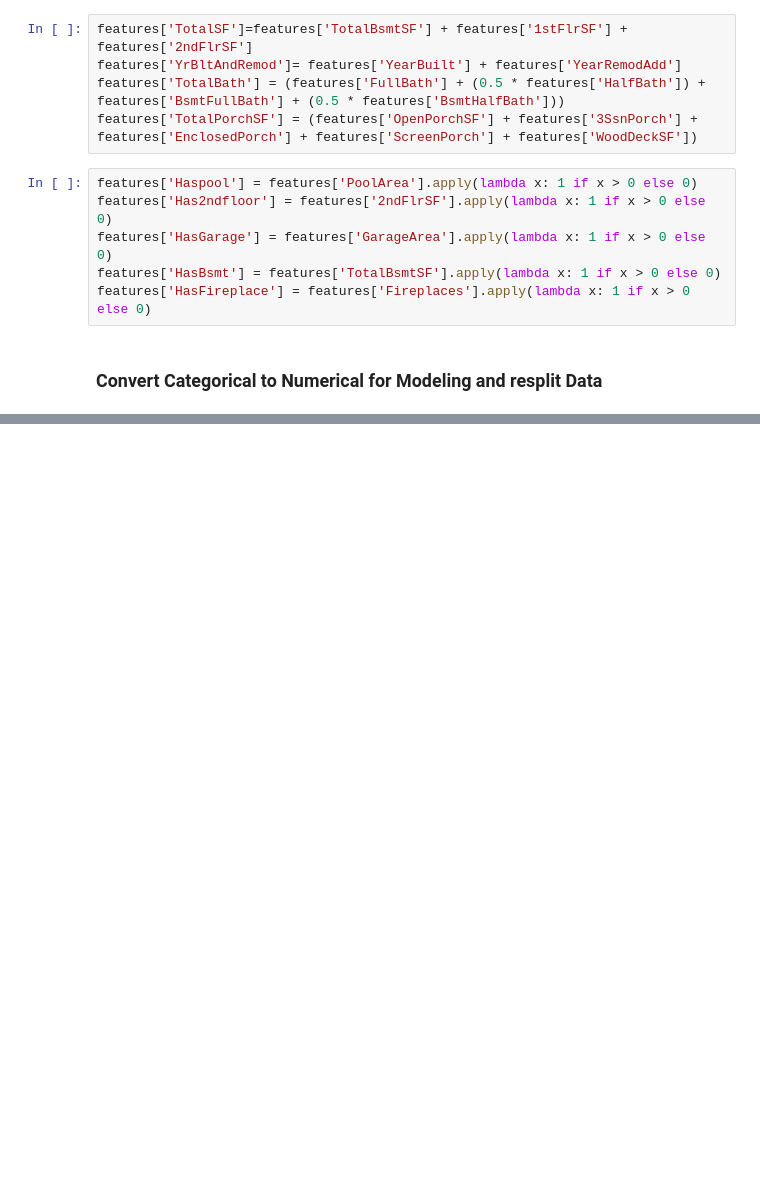
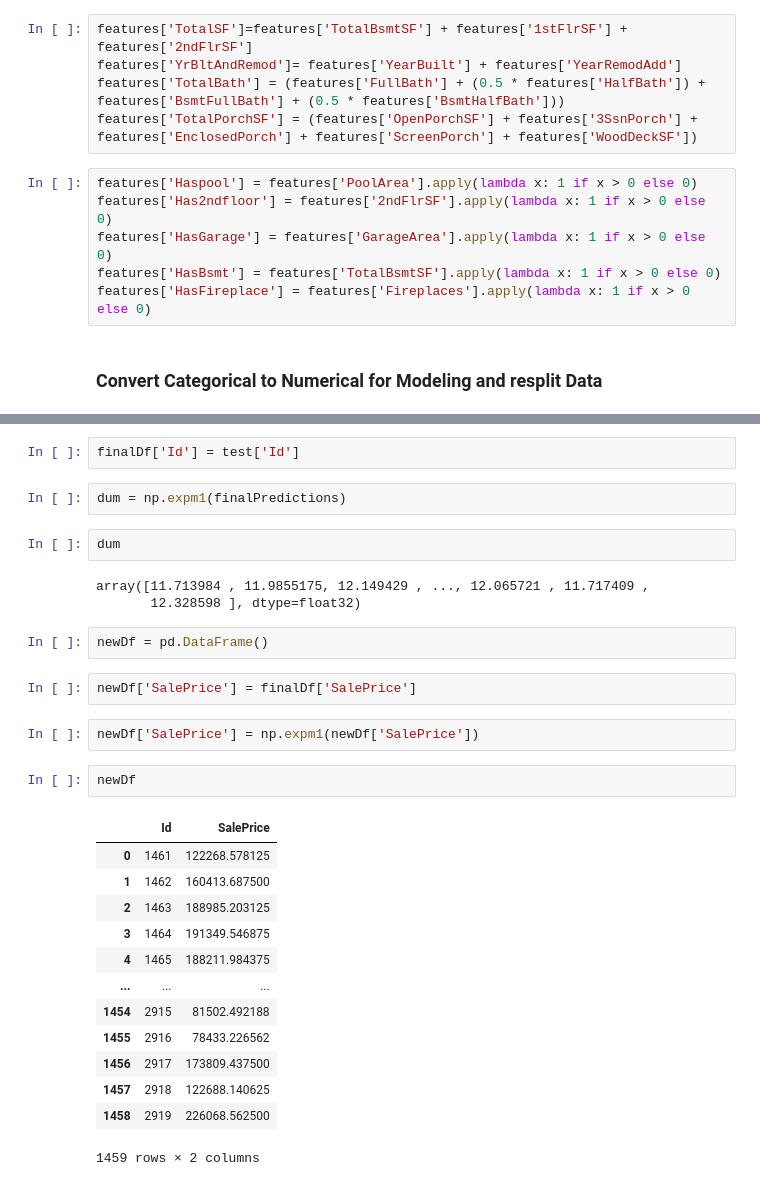
Before and after one commit to dasxx179/W207-Final-Project, a Jupyter notebook: sayan_working_notebook.ipynb, the cells around one changed output, grey strips where cells are left out. Cells and saved outputs as stored; diff of their text form; blank space fills up the shorter version.

```diff
--- a/sayan_working_notebook.ipynb
+++ b/sayan_working_notebook.ipynb
@@ -307,0 +502,31 @@ df.groupby('').filter(lambda x : len(x)>99)
+# %%
+finalDf['Id'] = test['Id']
+# %%
+dum = np.expm1(finalPredictions)
+# %%
+dum
+# %% [output]
+array([11.713984 , 11.9855175, 12.149429 , ..., 12.065721 , 11.717409 ,
+       12.328598 ], dtype=float32)
+# %%
+newDf = pd.DataFrame()
+# %%
+newDf['SalePrice'] = finalDf['SalePrice']
+# %%
+newDf['SalePrice'] = np.expm1(newDf['SalePrice'])
+# %%
+newDf
+# %% [output]
+|  | Id | SalePrice |
+| 0 | 1461 | 122268.578125 |
+| 1 | 1462 | 160413.687500 |
+| 2 | 1463 | 188985.203125 |
+| 3 | 1464 | 191349.546875 |
+| 4 | 1465 | 188211.984375 |
+| ... | ... | ... |
+| 1454 | 2915 | 81502.492188 |
+| 1455 | 2916 | 78433.226562 |
+| 1456 | 2917 | 173809.437500 |
+| 1457 | 2918 | 122688.140625 |
+| 1458 | 2919 | 226068.562500 |
+1459 rows × 2 columns
```
Also changed, not shown: parts of 45 cells of this notebook, 6 other files.
